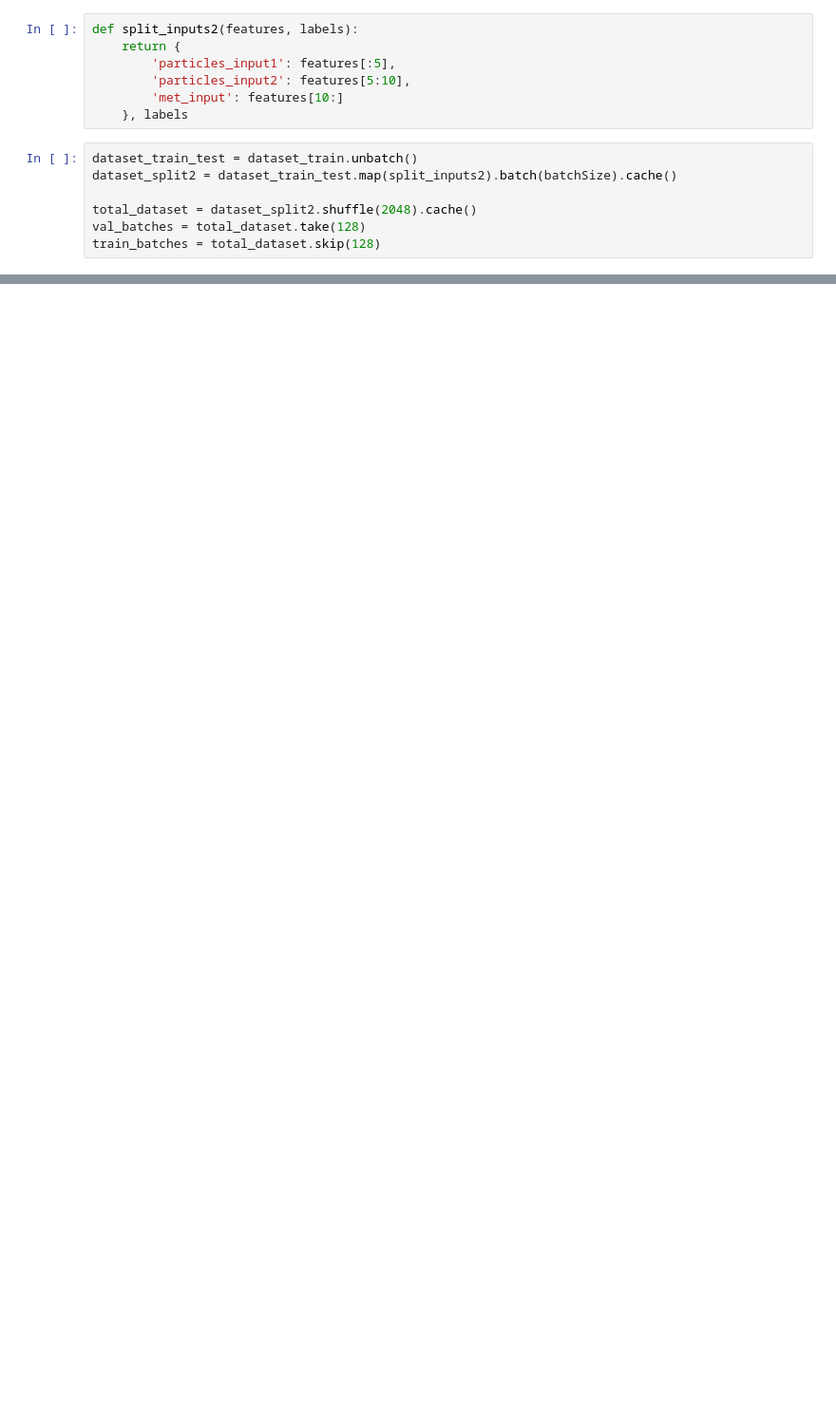
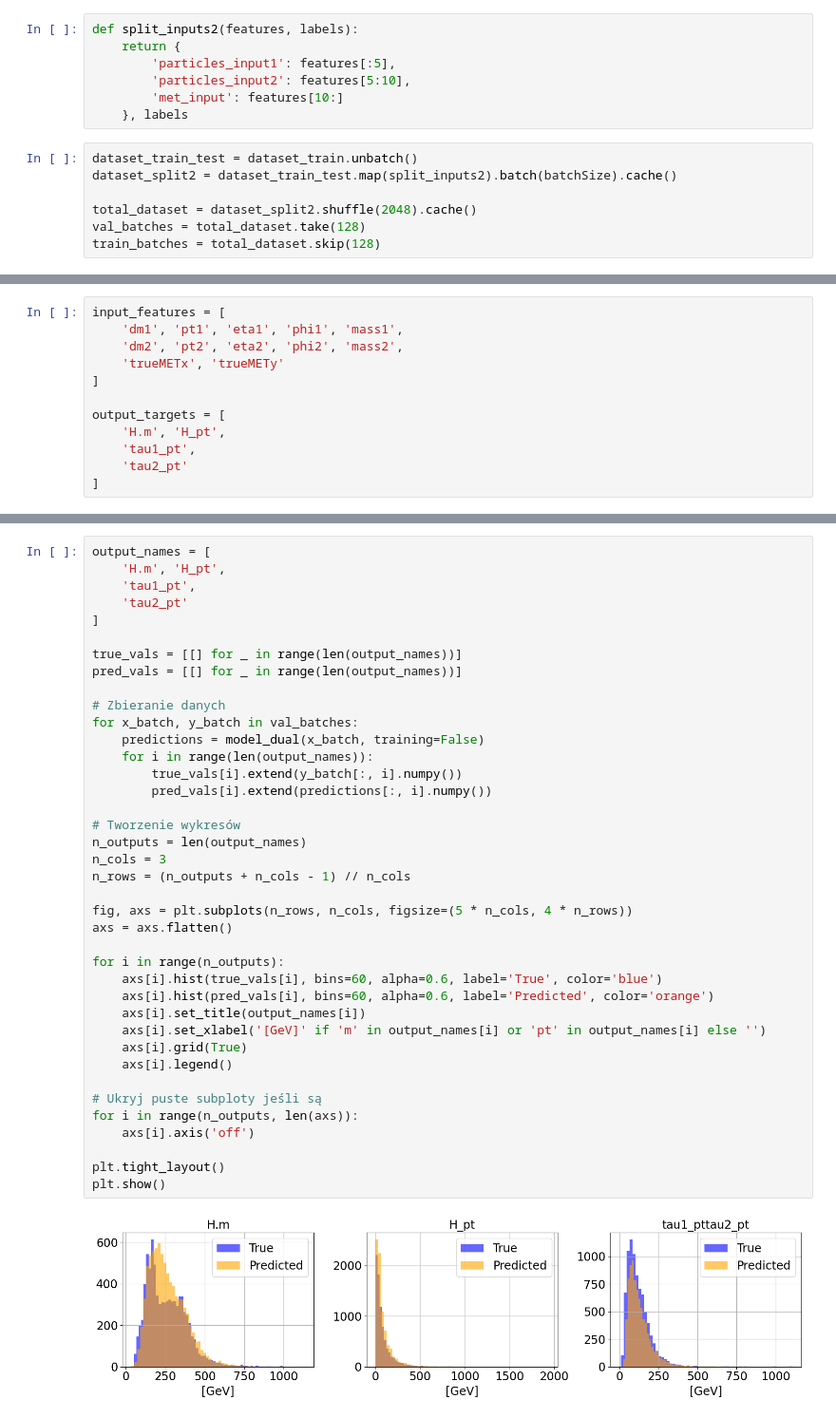
Before and after one commit to jpkusmiersk/Uczenie_maszynowe_2, a Jupyter notebook: projekt/Final_project.ipynb, the cells around one changed output, grey strips where cells are left out. Shown at 95% size. Saved outputs shown, nothing was run; the diff lists cells and outputs as text; blank space fills up the shorter version.

```diff
--- a/projekt/Final_project.ipynb
+++ b/projekt/Final_project.ipynb
@@ -1003,0 +1006,12 @@ plt.show()
+# %%
+input_features = [
+    'dm1', 'pt1', 'eta1', 'phi1', 'mass1',
+    'dm2', 'pt2', 'eta2', 'phi2', 'mass2',
+    'trueMETx', 'trueMETy'
+]
+
+output_targets = [
+    'H.m', 'H_pt',
+    'tau1_pt',
+    'tau2_pt'
+]
@@ -1003,0 +1175,41 @@ plt.show()
+# %%
+output_names = [
+    'H.m', 'H_pt',
+    'tau1_pt',
+    'tau2_pt'
+]
+
+true_vals = [[] for _ in range(len(output_names))]
+pred_vals = [[] for _ in range(len(output_names))]
+
+# Zbieranie danych
+for x_batch, y_batch in val_batches:
+    predictions = model_dual(x_batch, training=False)
+    for i in range(len(output_names)):
+        true_vals[i].extend(y_batch[:, i].numpy())
+        pred_vals[i].extend(predictions[:, i].numpy())
+
+# Tworzenie wykresów
+n_outputs = len(output_names)
+n_cols = 3
+n_rows = (n_outputs + n_cols - 1) // n_cols
+
+fig, axs = plt.subplots(n_rows, n_cols, figsize=(5 * n_cols, 4 * n_rows))
+axs = axs.flatten()
+
+for i in range(n_outputs):
+    axs[i].hist(true_vals[i], bins=60, alpha=0.6, label='True', color='blue')
+    axs[i].hist(pred_vals[i], bins=60, alpha=0.6, label='Predicted', color='orange')
+    axs[i].set_title(output_names[i])
+    axs[i].set_xlabel('[GeV]' if 'm' in output_names[i] or 'pt' in output_names[i] else '')
+    axs[i].grid(True)
+    axs[i].legend()
+
+# Ukryj puste subploty jeśli są
+for i in range(n_outputs, len(axs)):
+    axs[i].axis('off')
+
+plt.tight_layout()
+plt.show()
+# %% [output]
+[figure, added]
```
Also changed, not shown: parts of 24 cells of this notebook, 2 other files.
